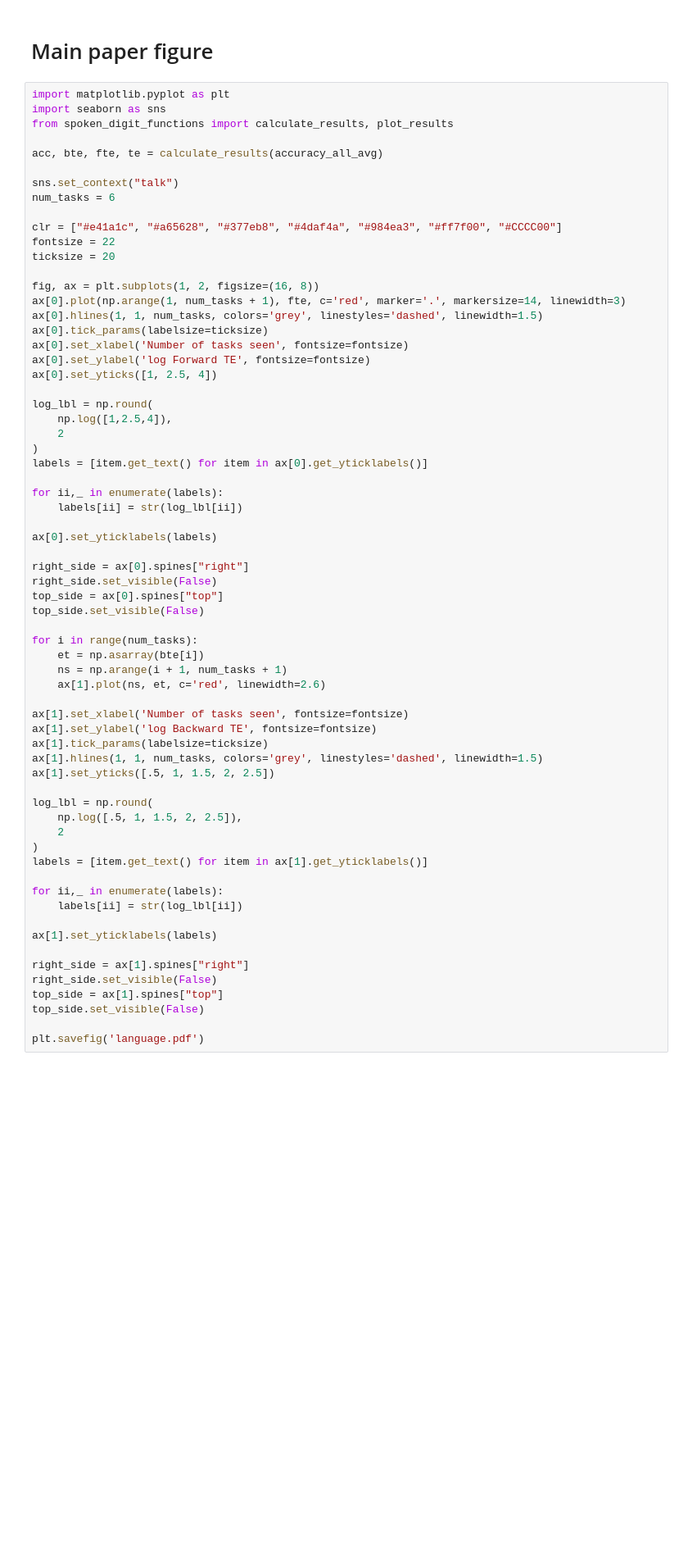
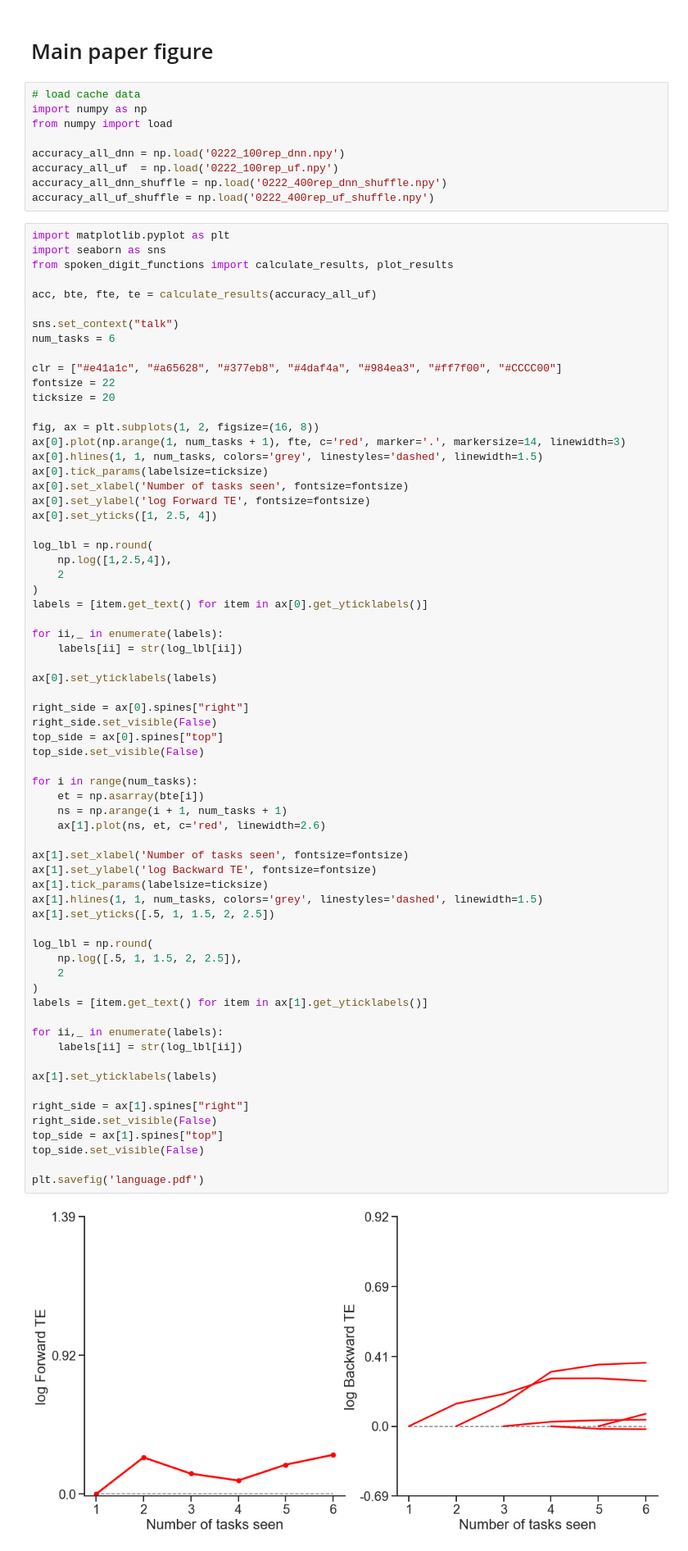
Before and after one commit to chenyugoal/ProgLearn, a Jupyter notebook: benchmarks/spoken_digit_exp/spoken_digit_exp.ipynb, the cells around one changed output. Shown at 82% size. Saved outputs shown, nothing was run; the diff lists cells and outputs as text; blank space fills up the shorter version.

```diff
--- a/benchmarks/spoken_digit_exp/spoken_digit_exp.ipynb
+++ b/benchmarks/spoken_digit_exp/spoken_digit_exp.ipynb
@@ -441,11 +447,20 @@ ax[1][1].legend(loc=(0.74,0.01),fontsize = fontsize*0.8)# legend
 # %% [markdown]
 # Main paper figure
+# %%
+# load cache data
+import numpy as np
+from numpy import load
+
+accuracy_all_dnn = np.load('0222_100rep_dnn.npy')
+accuracy_all_uf  = np.load('0222_100rep_uf.npy')
+accuracy_all_dnn_shuffle = np.load('0222_400rep_dnn_shuffle.npy')
+accuracy_all_uf_shuffle = np.load('0222_400rep_uf_shuffle.npy')
 # %%
 import matplotlib.pyplot as plt
 import seaborn as sns
 from spoken_digit_functions import calculate_results, plot_results
 
-acc, bte, fte, te = calculate_results(accuracy_all_avg)
+acc, bte, fte, te = calculate_results(accuracy_all_uf)
 
 sns.set_context("talk")
 num_tasks = 6
@@ -479,30 +494,32 @@ top_side = ax[0].spines["top"]
 top_side.set_visible(False)
 
 for i in range(num_tasks):
     et = np.asarray(bte[i])
     ns = np.arange(i + 1, num_tasks + 1)
     ax[1].plot(ns, et, c='red', linewidth=2.6)
 
 ax[1].set_xlabel('Number of tasks seen', fontsize=fontsize)
 ax[1].set_ylabel('log Backward TE', fontsize=fontsize)
 ax[1].tick_params(labelsize=ticksize)
 ax[1].hlines(1, 1, num_tasks, colors='grey', linestyles='dashed', linewidth=1.5)
 ax[1].set_yticks([.5, 1, 1.5, 2, 2.5])
 
 log_lbl = np.round(
     np.log([.5, 1, 1.5, 2, 2.5]),
     2
 )
 labels = [item.get_text() for item in ax[1].get_yticklabels()]
 
 for ii,_ in enumerate(labels):
     labels[ii] = str(log_lbl[ii])
 
 ax[1].set_yticklabels(labels)
 
 right_side = ax[1].spines["right"]
 right_side.set_visible(False)
 top_side = ax[1].spines["top"]
 top_side.set_visible(False)
 
 plt.savefig('language.pdf')
+# %% [output]
+[figure, added]
```
Also changed, not shown: parts of 4 cells of this notebook, 18 other files.
